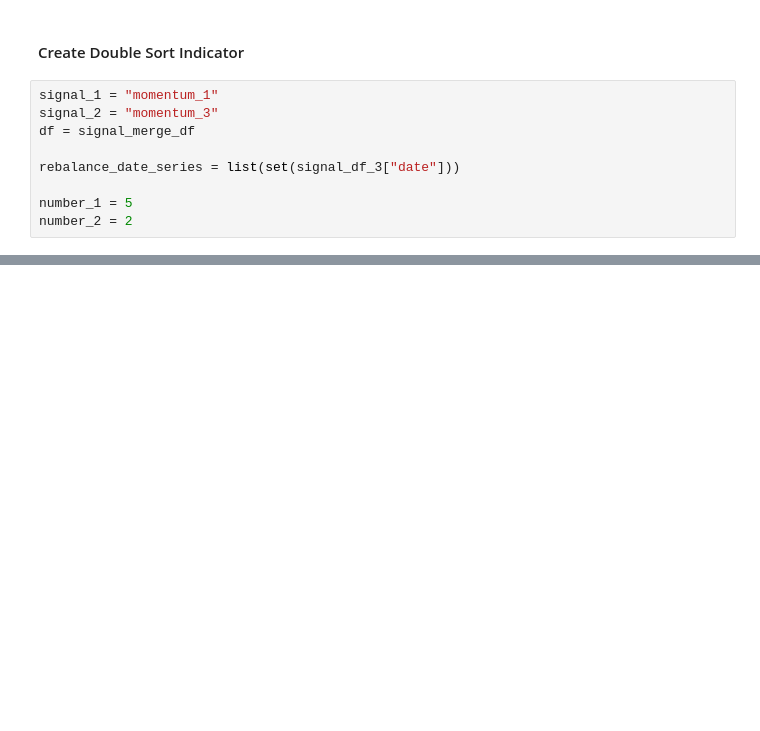
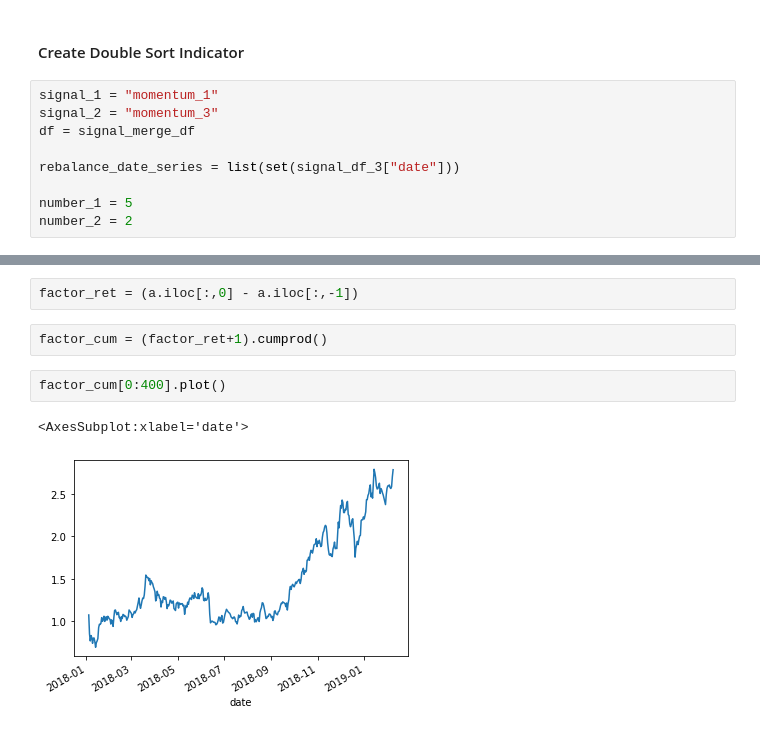
Before and after one commit to sunnyyang1576/Cryptocurrency, a Jupyter notebook: Strategy Test/Strategy Test - Multiple Criterion.ipynb, the cells around one changed output, grey strips where cells are left out. Drawn from its saved outputs; the diff is of its cells as text; blank space fills up the shorter version.

```diff
--- a/Strategy Test/Strategy Test - Multiple Criterion.ipynb
+++ b/Strategy Test/Strategy Test - Multiple Criterion.ipynb
@@ -137,0 +161,9 @@ indicator_df
+# %%
+factor_ret = (a.iloc[:,0] - a.iloc[:,-1])
+# %%
+factor_cum = (factor_ret+1).cumprod()
+# %%
+factor_cum[0:400].plot()
+# %% [output]
+<AxesSubplot:xlabel='date'>
+[figure, added]
```
Also changed, not shown: parts of 41 cells of this notebook, 24 other files.
